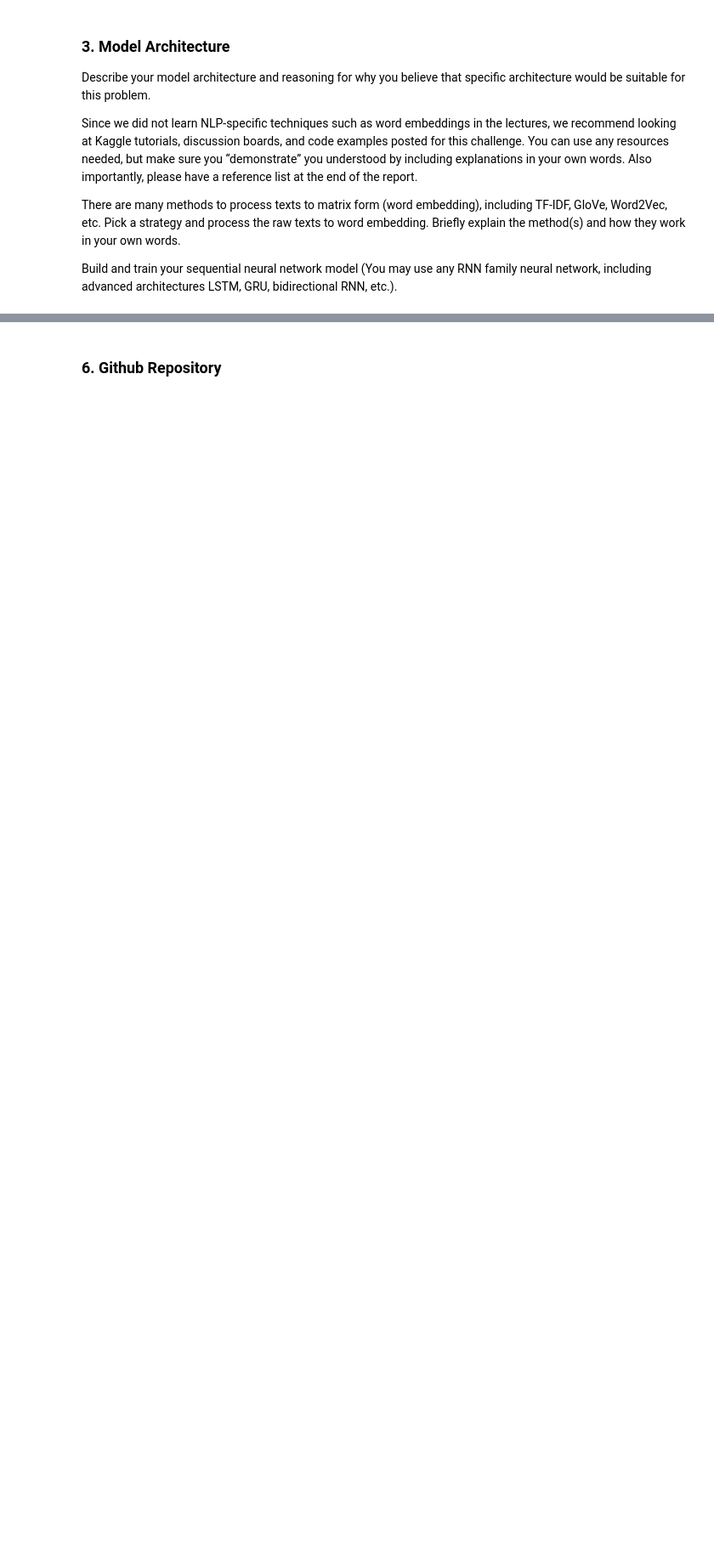
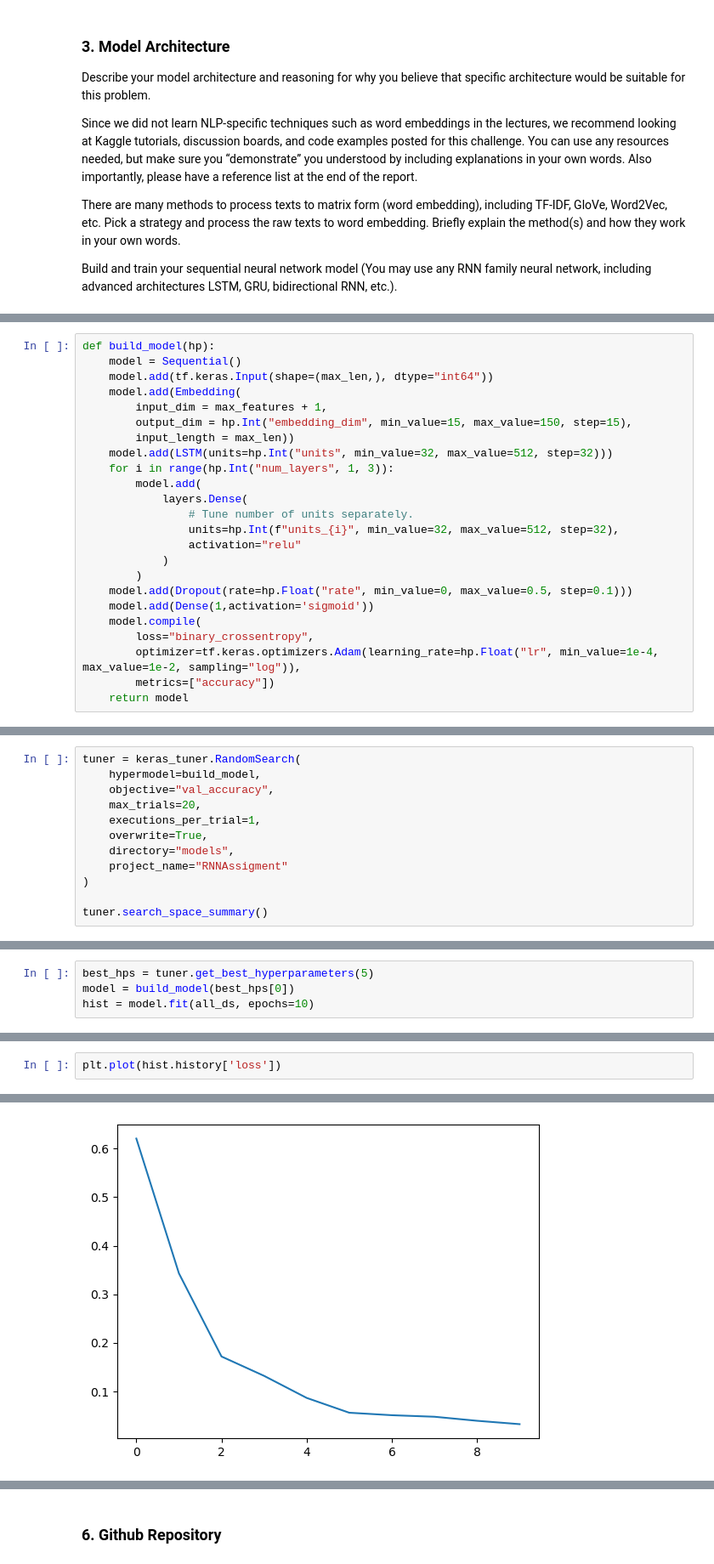
Before and after one commit to alezulu73/RNNWeek4Assigment, a Jupyter notebook: NLP with Disaster Tweets.ipynb, the cells around one changed output, grey strips where cells are left out. Shown: that part at 85% size. Saved outputs shown, nothing was run; the diff lists cells and outputs as text; blank space fills up the shorter version.

```diff
--- a/NLP with Disaster Tweets.ipynb
+++ b/NLP with Disaster Tweets.ipynb
@@ -28,0 +483,24 @@ Includes results with tables and figures. There is an analysis of why or why not
+# %%
+def build_model(hp):
+    model = Sequential()
+    model.add(tf.keras.Input(shape=(max_len,), dtype="int64"))
+    model.add(Embedding(
+        input_dim = max_features + 1,
+        output_dim = hp.Int("embedding_dim", min_value=15, max_value=150, step=15),
+        input_length = max_len))
+    model.add(LSTM(units=hp.Int("units", min_value=32, max_value=512, step=32)))
+    for i in range(hp.Int("num_layers", 1, 3)):
+        model.add(
+            layers.Dense(
+                # Tune number of units separately.
+                units=hp.Int(f"units_{i}", min_value=32, max_value=512, step=32),
+                activation="relu"
+            )
+        )
+    model.add(Dropout(rate=hp.Float("rate", min_value=0, max_value=0.5, step=0.1)))
+    model.add(Dense(1,activation='sigmoid'))
+    model.compile(
+        loss="binary_crossentropy",
+        optimizer=tf.keras.optimizers.Adam(learning_rate=hp.Float("lr", min_value=1e-4, max_value=1e-2, sampling="log")),
+        metrics=["accuracy"])
+    return model
@@ -28,0 +515,12 @@ Includes results with tables and figures. There is an analysis of why or why not
+# %%
+tuner = keras_tuner.RandomSearch(
+    hypermodel=build_model,
+    objective="val_accuracy",
+    max_trials=20,
+    executions_per_trial=1,
+    overwrite=True,
+    directory="models",
+    project_name="RNNAssigment"
+)
+
+tuner.search_space_summary()
@@ -28,0 +581,4 @@ Includes results with tables and figures. There is an analysis of why or why not
+# %%
+best_hps = tuner.get_best_hyperparameters(5)
+model = build_model(best_hps[0])
+hist = model.fit(all_ds, epochs=10)
@@ -28,0 +606,3 @@ Includes results with tables and figures. There is an analysis of why or why not
+# %%
+plt.plot(hist.history['loss'])
+# %% [output]
@@ -28,0 +610 @@ Includes results with tables and figures. There is an analysis of why or why not
+[figure, added]
```
Also changed, not shown: parts of 71 cells of this notebook, 2 other files.
